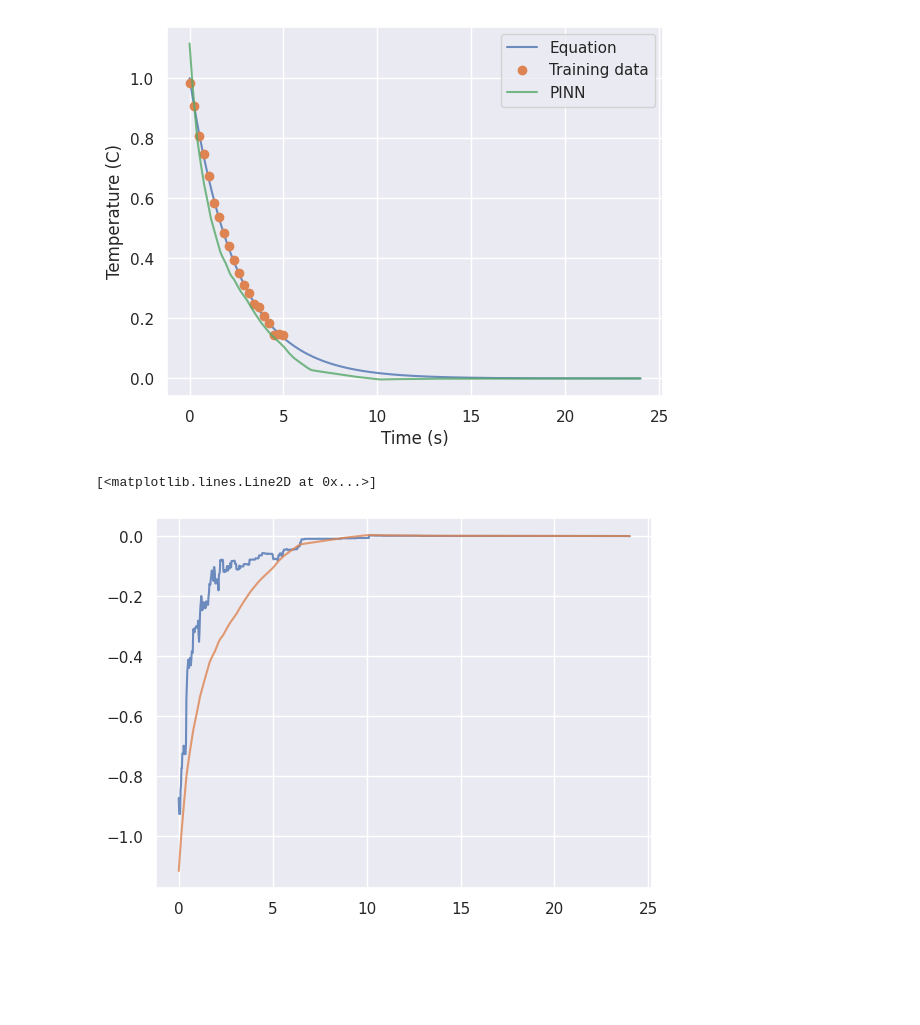
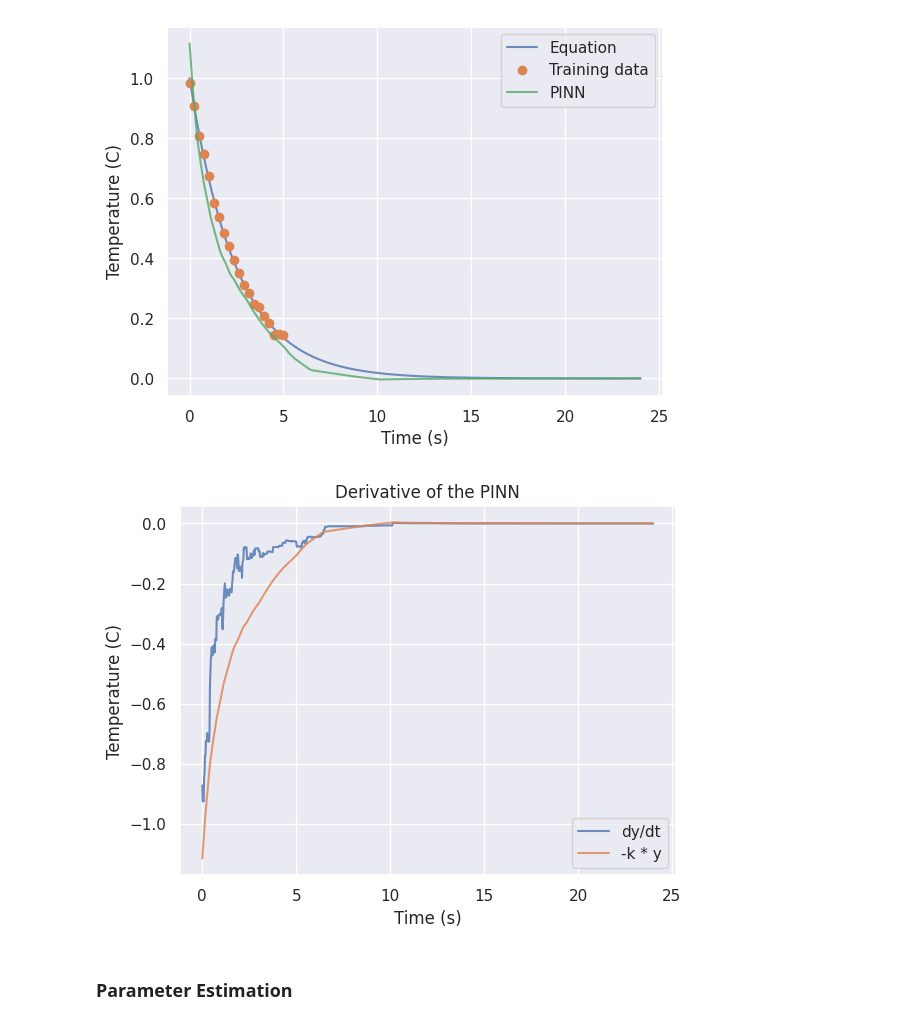
Before and after one commit to costasmexis/ModelMind, a Jupyter notebook: PINN_A.ipynb, the cells around one changed output. Drawn from its saved outputs; the diff is of its cells as text; code cells hidden in the pictures; blank space fills up the shorter version.

```diff
--- a/PINN_A.ipynb
+++ b/PINN_A.ipynb
@@ -57,7 +57,9 @@ def np_to_th(x):
     return torch.from_numpy(x).to(torch.float).to(DEVICE).reshape(n_samples, -1)
 
 class Net(nn.Module):
-    def __init__(self, input_dim, output_dim, n_units=100, epochs=100, loss=nn.MSELoss(), lr=1e-3, loss2=None, loss2_weight=0.1) -> None:
+    def __init__(self, input_dim, output_dim, n_units=100, epochs=100, loss=nn.MSELoss(), \
+        lr=1e-3, loss2=None, loss2_weight=0.1) -> None:
+
         super().__init__()
         self.epochs = epochs
         self.loss = loss
@@ -136,10 +138,16 @@ plt.show()
 # %%
 ts = torch.linspace(0, 24, steps=1000,).view(-1,1).requires_grad_(True).to(DEVICE)
 y_pred = net(ts)
 y_pred_dt = grad(y_pred, ts)[0]
 
 plt.plot(ts.cpu().detach().numpy(), y_pred_dt.cpu().detach().numpy(), alpha=0.8)
 plt.plot(ts.cpu().detach().numpy(), -y_pred.cpu().detach().numpy(), alpha=0.8)
+plt.title('Derivative of the PINN')
+plt.legend(['dy/dt', '-k * y'])
+plt.ylabel('Temperature (C)')
+plt.xlabel('Time (s)')
+plt.show()
 # %% [output]
-[<matplotlib.lines.Line2D at 0x...>]
-[figure, old version]
+[figure, new version]
+# %% [markdown]
+### Parameter Estimation
```
Also changed, not shown: parts of 4 cells of this notebook.
